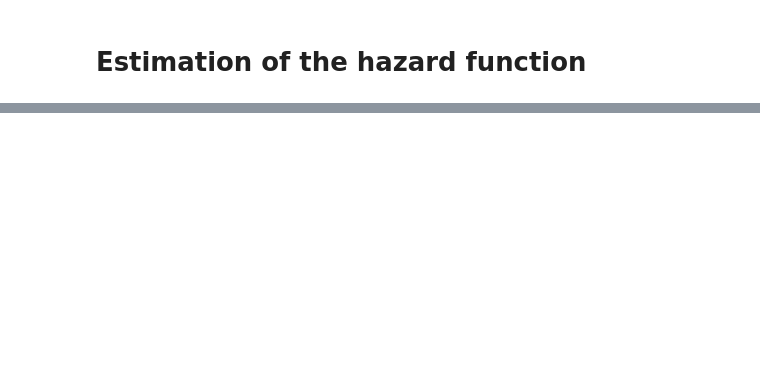
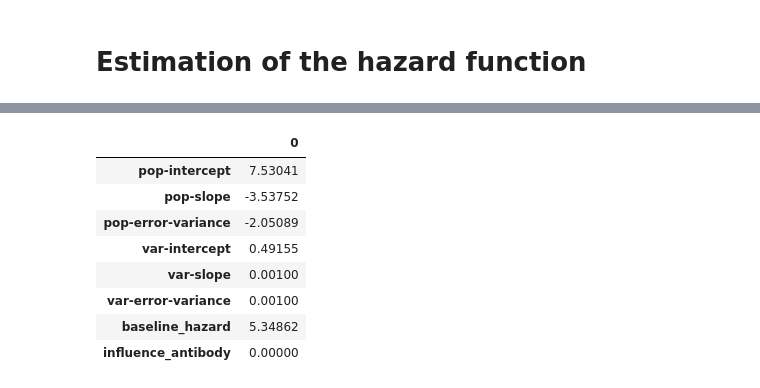
Before and after one commit to arrjon/Amortized-NLME-Models, a Jupyter notebook: Experiments/Amortized Joint Model.ipynb, the cells around one changed output, grey strips where cells are left out. Cells and saved outputs as stored; diff of their text form; code cells hidden in the pictures; blank space fills up the shorter version.

```diff
--- a/Experiments/Amortized Joint Model.ipynb
+++ b/Experiments/Amortized Joint Model.ipynb
@@ -138,6 +179,7 @@ toy_data = toy_model.simulator(toy_samples)['sim_data']
 
 mixed_effect_params_names = create_mixed_effect_model_param_names(toy_model.param_names,
                                                                   cov_type='diag')
+joint_model_names = mixed_effect_params_names + ['baseline_hazard', 'influence_antibody']
 # %%
 fixed_indices = np.array([4,5])
 fixed_values = np.array([-np.log(0.001), -np.log(0.001)])
@@ -296,0 +349,18 @@ array([[-5.90630652, -5.98826905, -5.87694083, -5.87669564, -5.8843968 ,
+# %%
+estimate = np.concatenate((result_optimization.optimize_result.x[0][:3], np.exp(-result_optimization.optimize_result.x[0][3:6]), result_optimization.optimize_result.x[0][6:]))
+
+full_params = np.stack([param['log_params'] for param in true_params])
+test_val = np.concatenate((np.mean(full_params, axis=0), np.var(full_params, axis=0), hazard_pars))
+test_val[np.abs(test_val) < 1e-8] = 0.001
+# %%
+pd.DataFrame(estimate.round(5), index=joint_model_names)
+# %% [output]
+|  | 0 |
+| pop-intercept | 7.53041 |
+| pop-slope | -3.53752 |
+| pop-error-variance | -2.05089 |
+| var-intercept | 0.49155 |
+| var-slope | 0.00100 |
+| var-error-variance | 0.00100 |
+| baseline_hazard | 5.34862 |
+| influence_antibody | 0.00000 |
```
Also changed, not shown: parts of 27 cells of this notebook, 3 other files.
